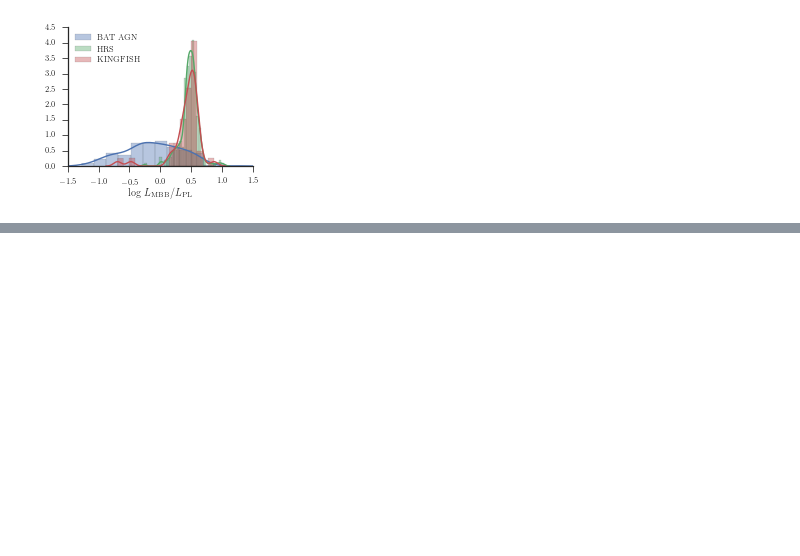
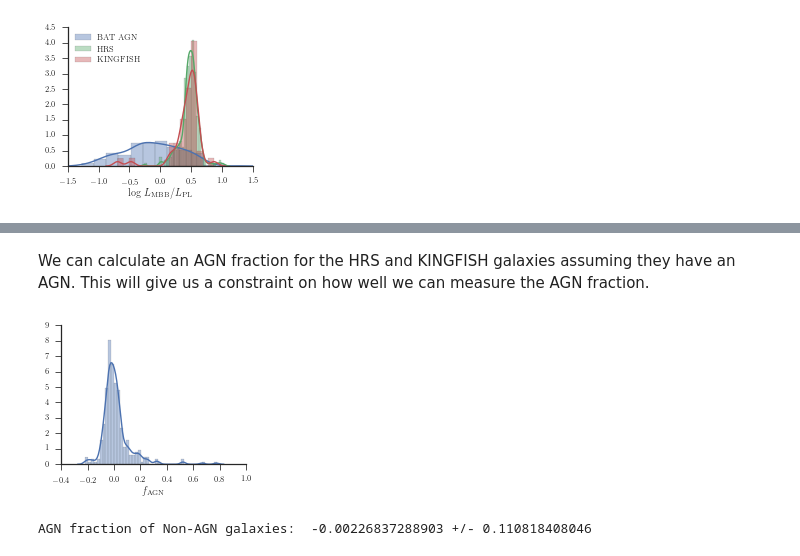
Before and after one commit to ttshimiz/bat-agn-sed-fitting-paper, a Jupyter notebook: ipython_notebooks/lmbb-lpl-ratio.ipynb, the cells around one changed output, grey strips where cells are left out. Cells and saved outputs as stored; diff of their text form; code cells hidden in the pictures; blank space fills up the shorter version.

```diff
--- a/ipython_notebooks/lmbb-lpl-ratio.ipynb
+++ b/ipython_notebooks/lmbb-lpl-ratio.ipynb
@@ -76,0 +77,22 @@ All:  0.477133833279 0.483367297 0.112181743172
+# %% [markdown]
+We can calculate an AGN fraction for the HRS and KINGFISH galaxies assuming they have an AGN. This will give us a constraint on how well we can measure the AGN fraction.
+# %%
+hrs_casey['agn_frac'] = (10**hrs_casey['lir_powlaw'] - 1./3.*10**hrs_casey['lir_bb'])/10**(hrs_casey['lir_total'])
+kf_casey['agn_frac'] = (10**kf_casey['lir_powlaw'] - 1./3.*10**kf_casey['lir_bb'])/10**(kf_casey['lir_total'])
+# %%
+fig = plt.figure(figsize=(columnwidth, 3./4.*columnwidth))
+sn.distplot(np.hstack([hrs_casey['agn_frac'].dropna(), kf_casey[~kf_dwarfs]['agn_frac'].dropna()]))
+plt.xlabel(r'$f_{\rm AGN}$')
+sn.despine()
+plt.savefig(figsave_dir+'fagn_nonAGN.pdf', bbox_inches='tight')
+# %% [output]
+[figure, added]
+# %%
+nonAGN_fagn = np.hstack([hrs_casey['agn_frac'].dropna(), kf_casey[~kf_dwarfs]['agn_frac'].dropna()])
+clipped = stats.sigmaclip(nonAGN_fagn, low=3, high=3)
+mean_fagn = np.median(nonAGN_fagn)
+std_fagn = np.std(nonAGN_fagn)
+
+print 'AGN fraction of Non-AGN galaxies: ', mean_fagn, '+/-', std_fagn
+# %% [output]
+AGN fraction of Non-AGN galaxies:  -0.00226837288903 +/- 0.110818408046
```
Also changed, not shown: parts of 1 cell of this notebook, 11 other files.
